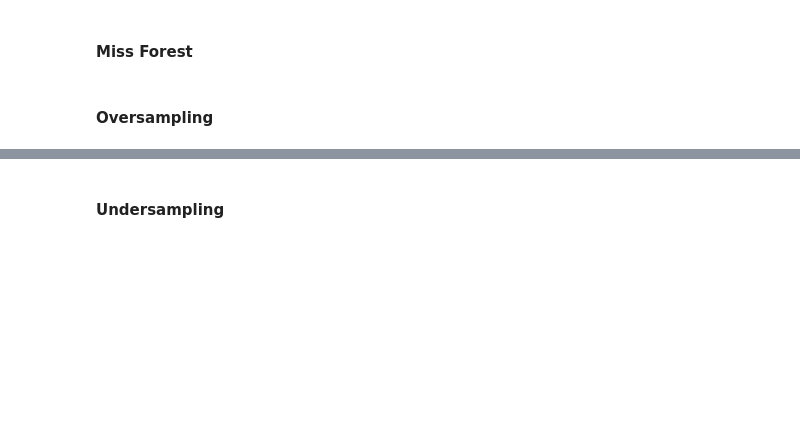
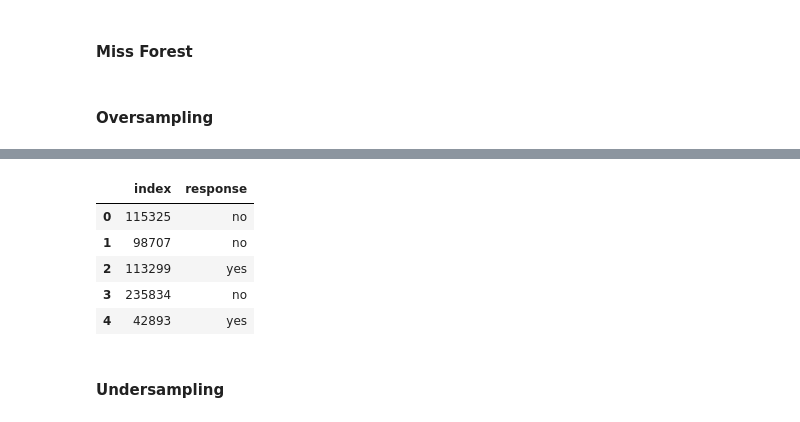
Before and after one commit to tlex-web/data_analysis_crisp_dm, a Jupyter notebook: data_preparation.ipynb, the cells around one changed output, grey strips where cells are left out. Cells and saved outputs as stored; diff of their text form; code cells hidden in the pictures; blank space fills up the shorter version.

```diff
--- a/data_preparation.ipynb
+++ b/data_preparation.ipynb
@@ -443,7 +457,11 @@ fig.show()
 # %% [markdown]
 #### Oversampling
 # %%
-X_train_df_os = pd.concat([X_train,y_train],axis=1)
+X_train_df_knn = X_train_df_knn
+y_train = pd.DataFrame(y_train)
+X_train_df_os = pd.concat([X_train_df_knn, y_train], axis=1)
+
+del X_train_df_os['index']
 
 response_no = X_train_df_os[X_train_df_os.response == 'no']
 response_yes = X_train_df_os[X_train_df_os.response == 'yes']
@@ -459,4 +477,5 @@ upsampled = pd.concat([response_no, response_upsampled])
 
 # check new class counts
 upsampled.response.value_counts()
+X_train_df_os.isna().sum(), len(X_train_df_os), len(y_train)
 # %% [output]
@@ -466,3 +505,12 @@ Name: response, dtype: int64
+# %%
+y_train.head()
+# %% [output]
+|  | index | response |
+| 0 | 115325 | no |
+| 1 | 98707 | no |
+| 2 | 113299 | yes |
+| 3 | 235834 | no |
+| 4 | 42893 | yes |
 # %%
 df_upsampled_response = upsampled.groupby(['response']).size().reset_index()
 fig = px.bar(df_upsampled_response, x='response', y=upsampled['response'].value_counts(normalize=False), color='response',
```
Also changed, not shown: parts of 7 cells of this notebook.
